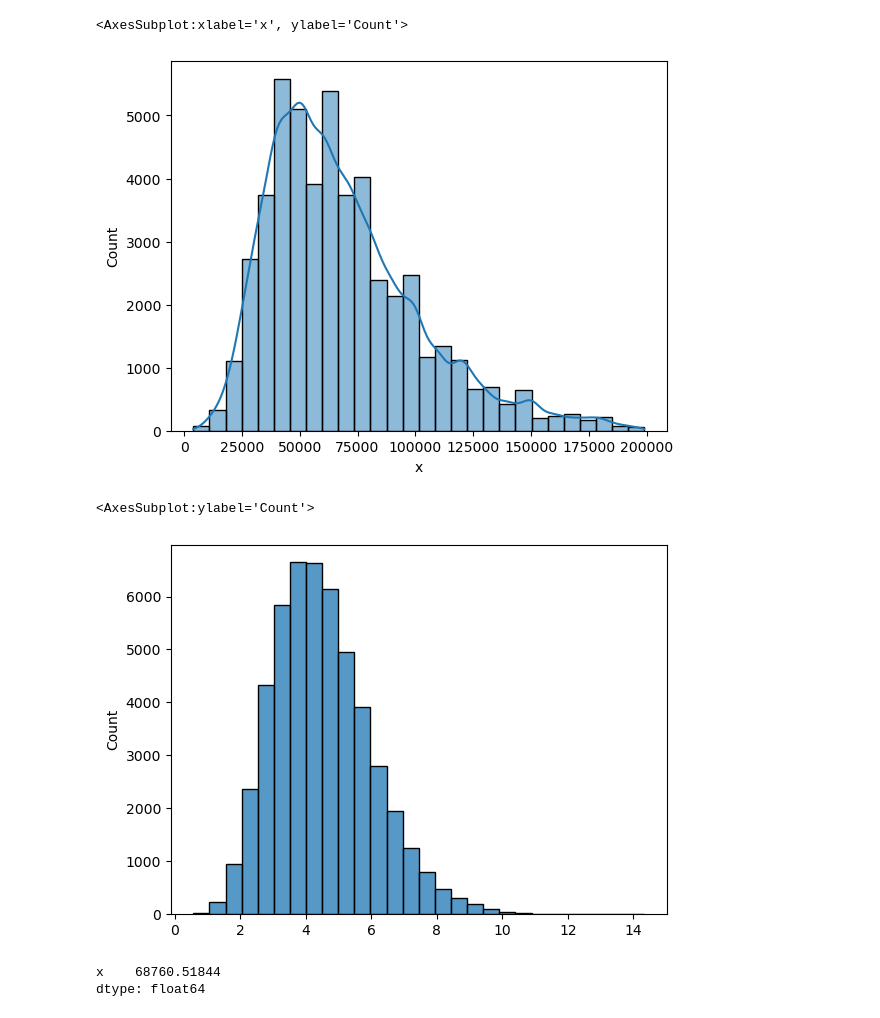
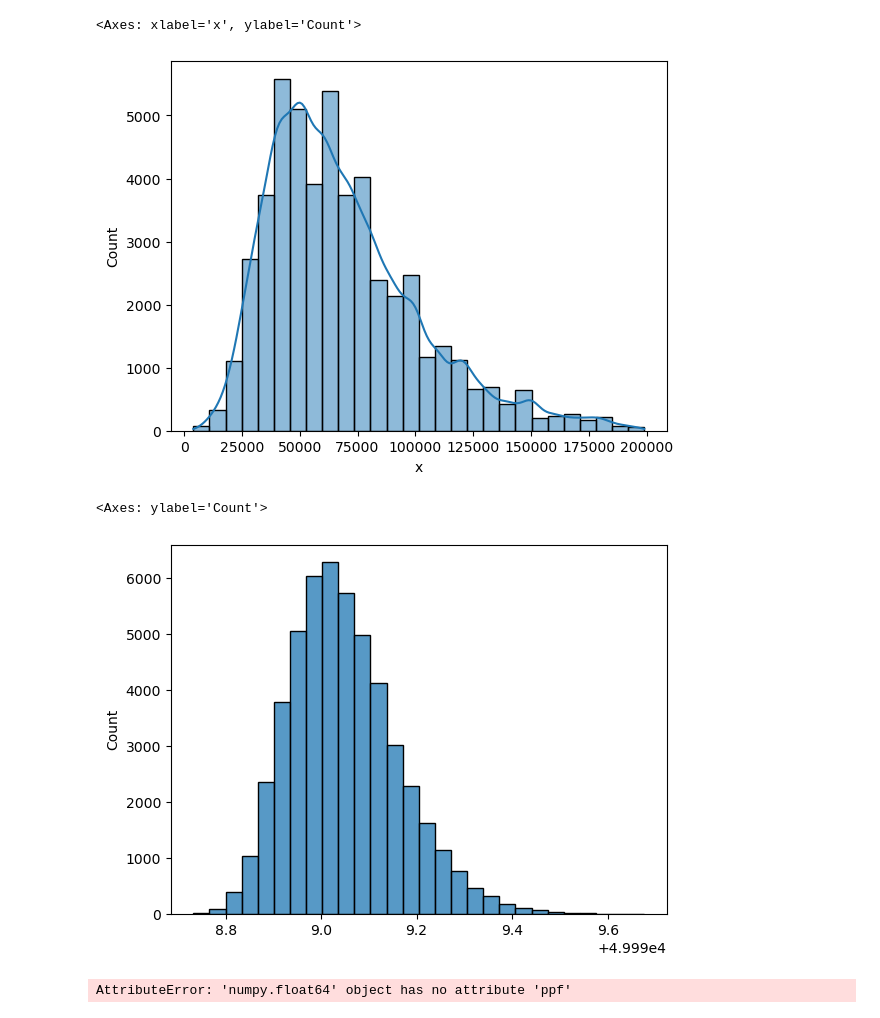
Before and after one commit to PacemqueDones/practical-statistics-for-data-scientists, a Jupyter notebook: Untitled.ipynb, the cells around one changed output. Cells and saved outputs as stored; diff of their text form; code cells hidden in the pictures.

```diff
--- a/Untitled.ipynb
+++ b/Untitled.ipynb
@@ -14,21 +15,28 @@ file = 'loans_income.csv'
 
 filePath = os.path.join(path,file)
 # %%
-dfLoan = np.read_csv(filePath)
+dfLoan = pd.read_csv(filePath)
 
-sns.histplot(data=dfLoan,x='x', bins=histogram_bin_edges(a=dfLoan['x'], bins=28), kde=True)
+sns.histplot(data=dfLoan,x='x', bins=np.histogram_bin_edges(a=dfLoan['x'], bins=28), kde=True)
 # %% [output]
-<AxesSubplot:xlabel='x', ylabel='Count'>
+<Axes: xlabel='x', ylabel='Count'>
 [figure]
-# %%
-gamma = random.gamma(9,0.5,size=50000)
-
-sns.histplot(x=gamma, bins=histogram_bin_edges(a=gamma, bins=28))
-# %% [output]
-<AxesSubplot:ylabel='Count'>
-[figure, old version]
 # %%
-mean(dfLoan)
+theta = np.var(dfLoan)/np.mean(dfLoan)
+
+k = np.mean(dfLoan)/theta
-# %% [output]
-x    68760.51844
-dtype: float64
+# %%
+gamma = stats.weibull_max.rvs(10,50000,size=50000)
+
+sns.histplot(x=gamma, bins=np.histogram_bin_edges(a=gamma, bins=28))
+# %% [output]
+<Axes: ylabel='Count'>
+[figure, new version]
+# %%
+data = stats.lognorm.rvs(s=.40, size=1000)
+
+stats.probplot(x=dfLoan['x'], dist = stats.gamma.rvs(10,.1), plot=plt)
+
+plt.show()
+# %% [output]
+AttributeError: 'numpy.float64' object has no attribute 'ppf'
```
Also changed, not shown: parts of 3 cells of this notebook, 3 other files.
